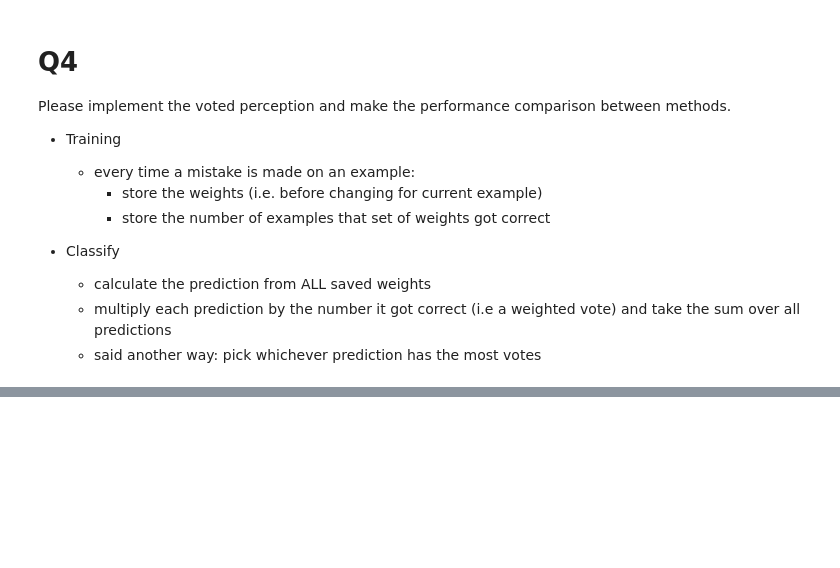
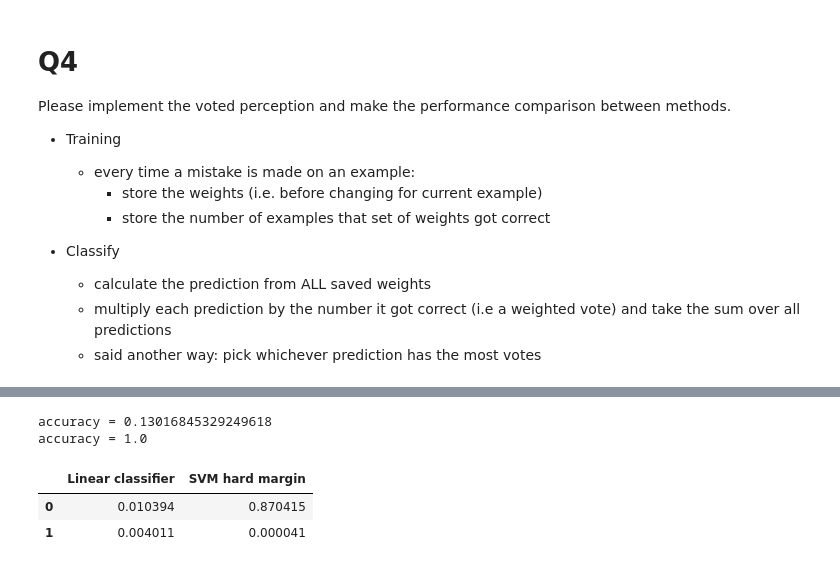
Before and after one commit to CalebThian/classification, a Jupyter notebook: main.ipynb, the cells around one changed output, grey strips where cells are left out. Saved outputs shown, nothing was run; the diff lists cells and outputs as text; code cells hidden in the pictures; blank space fills up the shorter version.

```diff
--- a/main.ipynb
+++ b/main.ipynb
@@ -398,0 +393,2 @@ With minimizing the ||w||^2, it should drive the marginal to be maximized as wel
+# %%
+solvers.options['show_progress'] = False
@@ -398,0 +423,37 @@ With minimizing the ||w||^2, it should drive the marginal to be maximized as wel
+# %%
+def SVM_test(df,w,b):
+    X = np.array(df.iloc[:,:-1])
+    Y = np.array(df.iloc[:,-1])
+    pred=np.sum(np.multiply(np.array(w),X),axis=1)+b
+    (unique, counts) = np.unique((pred*Y)>0, return_counts=True) #Larger than zero, counting true
+
+    for i in range(len(unique)):
+        if unique[i]==1:
+            acc = counts[i]/len(Y)
+    print(f"accuracy = {acc}")
+    return acc
+# %%
+q5_best_acc = []
+m_SVM = []
+for i in range(len(df)):
+    w,b,m = SVM_fit(df[i])
+    q5_best_acc.append(SVM_test(df[i],w,b))
+    m_SVM.append(m)
+best_acc["SVM hard margin"] = q5_best_acc
+# %% [output]
+accuracy = 0.13016845329249618
+accuracy = 1.0
+# %%
+#Calculat margin of linear classifier
+m_lc = []
+for w in w_lc:
+    m_lc.append(1./np.linalg.norm(w))
+# %%
+margin_d = dict()
+margin_d["Linear classifier"] = m_lc
+margin_d["SVM hard margin"] = m_SVM
+pd.DataFrame(margin_d)
+# %% [output]
+|  | Linear classifier | SVM hard margin |
+| 0 | 0.010394 | 0.870415 |
+| 1 | 0.004011 | 0.000041 |
```
Also changed, not shown: parts of 26 cells of this notebook.
